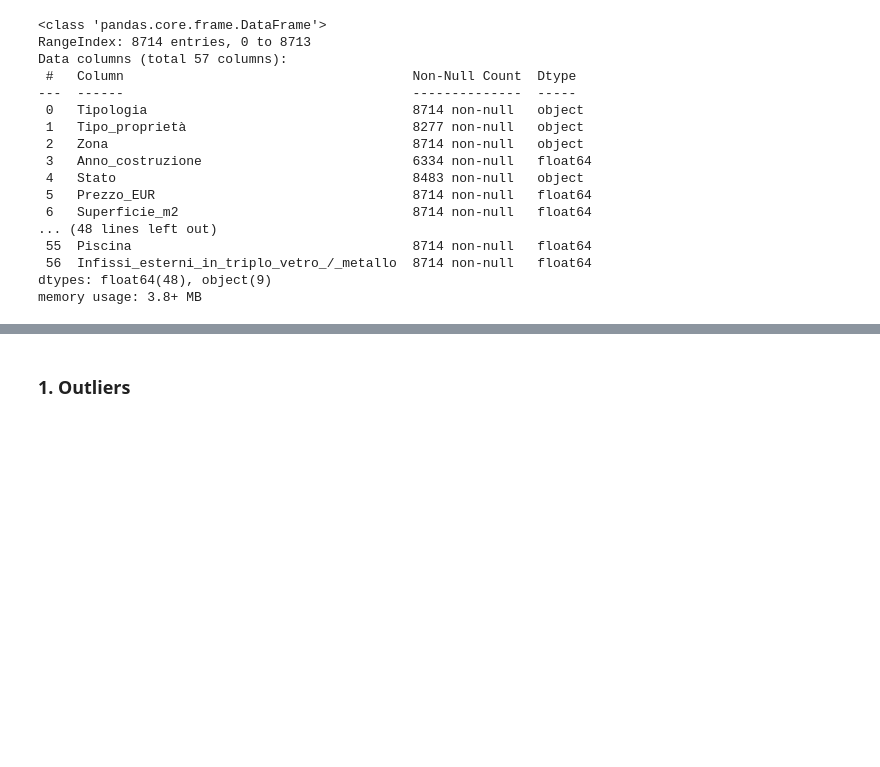
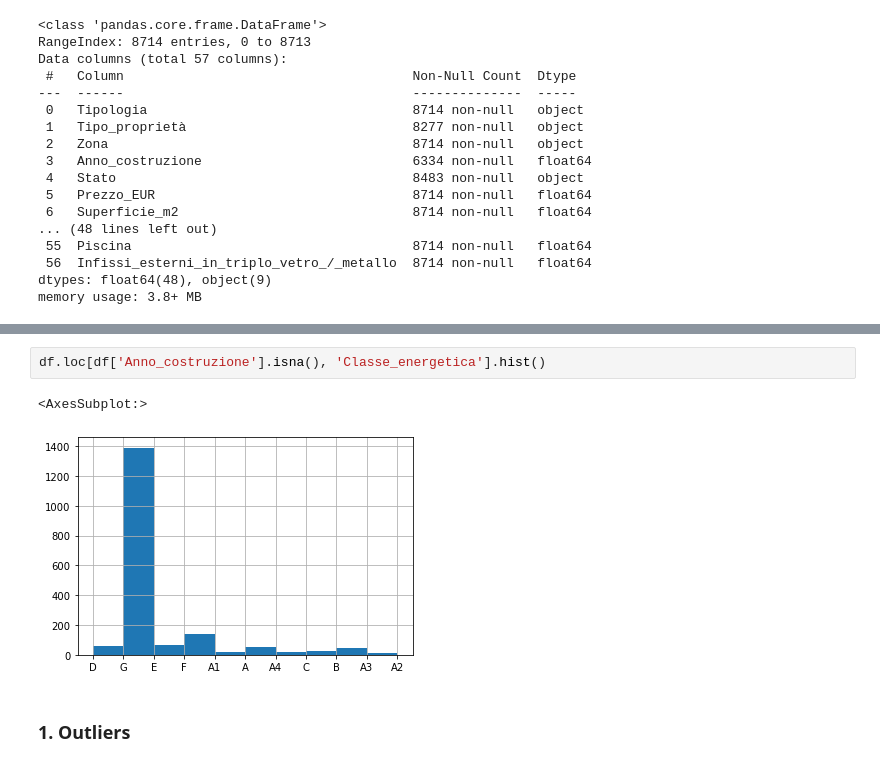
Before and after one commit to LazyEval/housing-prices-firenze, a Jupyter notebook: notebooks/3.5-LazyEval-modeling-outliers.ipynb, the cells around one changed output, grey strips where cells are left out. Cells and saved outputs as stored; diff of their text form; blank space fills up the shorter version.

```diff
--- a/notebooks/3.5-LazyEval-modeling-outliers.ipynb
+++ b/notebooks/3.5-LazyEval-modeling-outliers.ipynb
@@ -71,3 +86,8 @@ Name: Superficie_m2, dtype: float64
+# %%
+df.loc[df['Anno_costruzione'].isna(), 'Classe_energetica'].hist()
+# %% [output]
+<AxesSubplot:>
+[figure, added]
 # %% [markdown]
 ### 1. Outliers
 # %%
```
Also changed, not shown: parts of 22 cells of this notebook.
